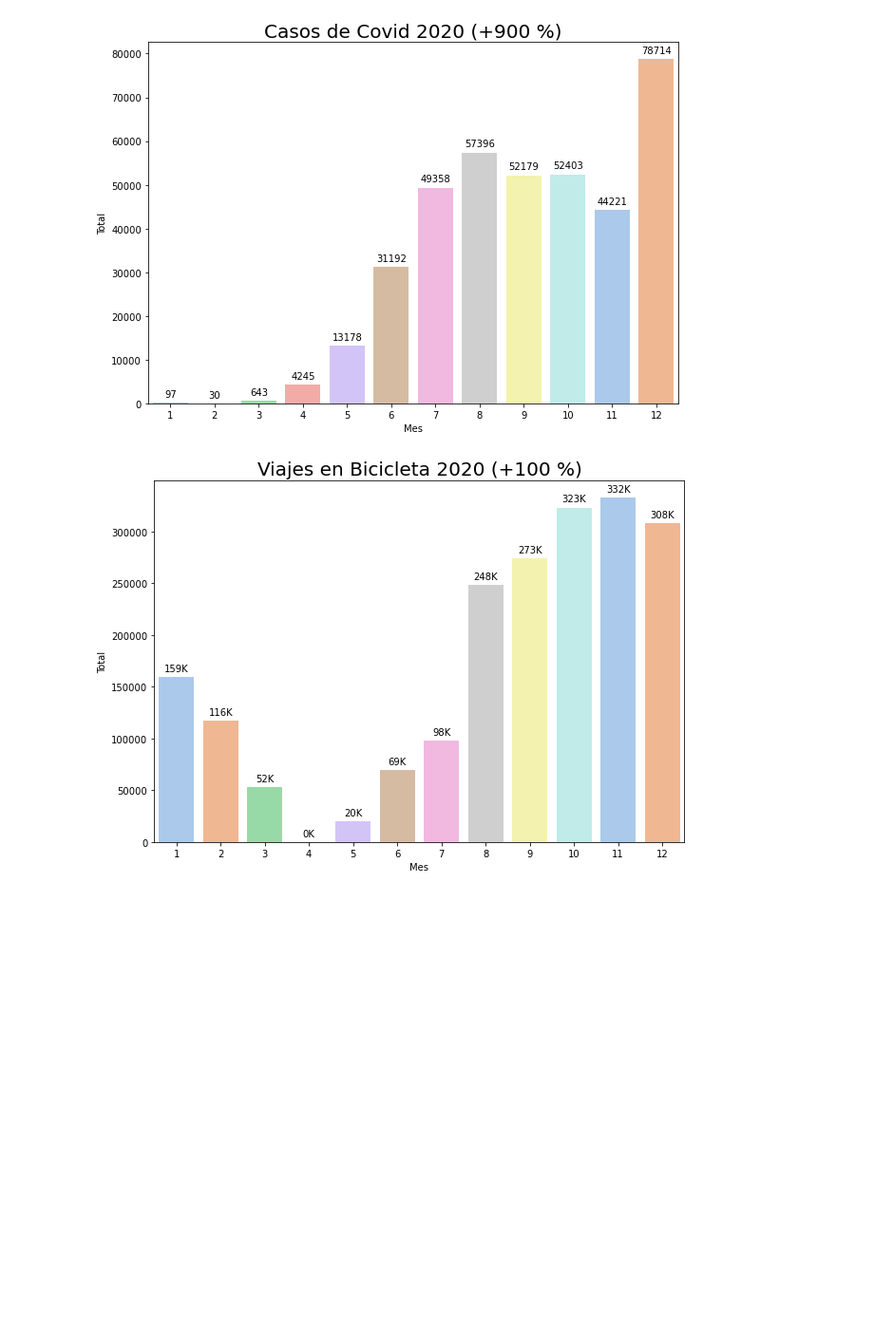
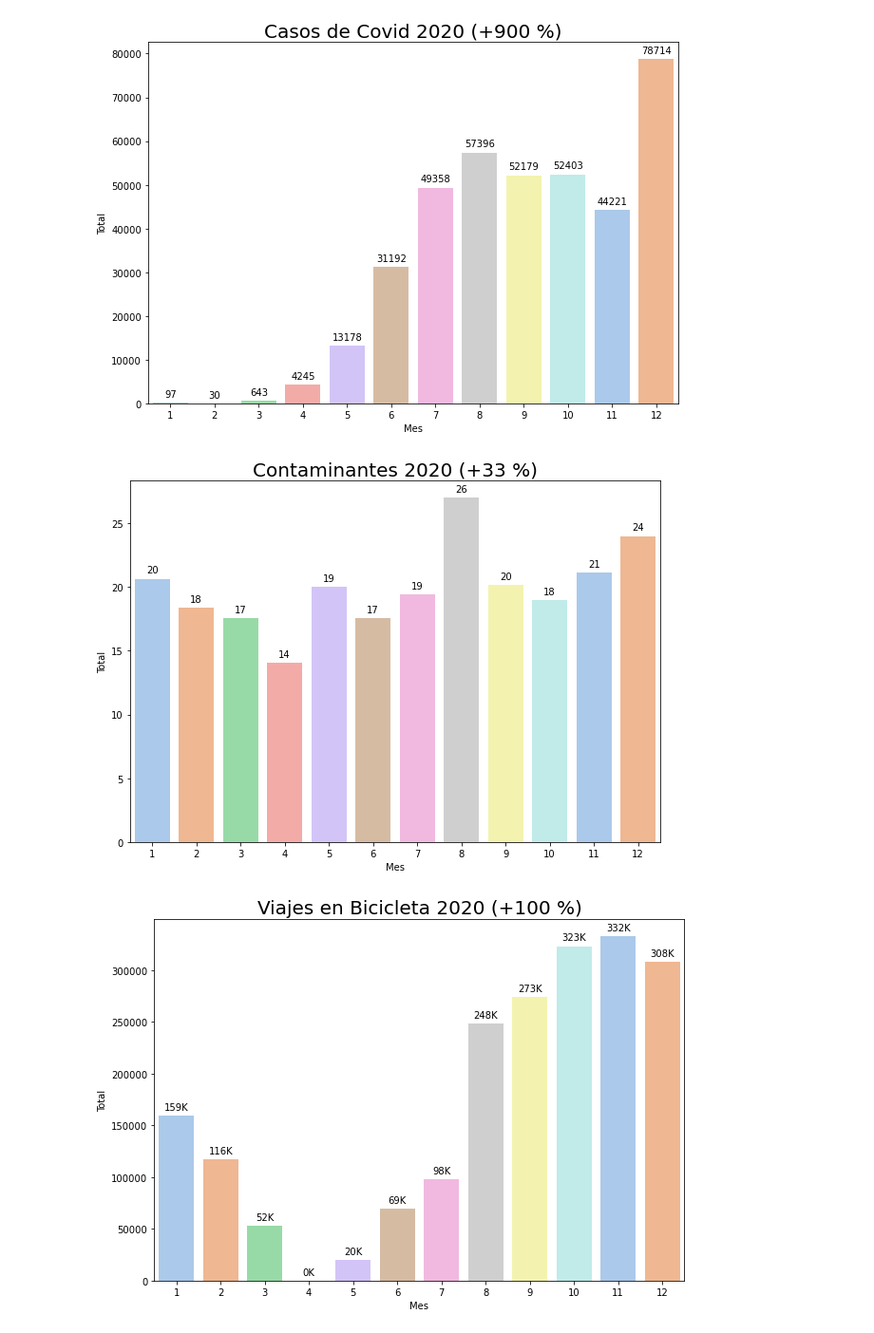
Before and after one commit to fernandorgonzalez/cursos-eant-python_data_analytics-proyecto, a Jupyter notebook: pda-lm-n-294-1.ipynb, the cells around one changed output. Shown: that part at 95% size. Saved outputs shown, nothing was run; the diff lists cells and outputs as text; code cells hidden in the pictures; blank space fills up the shorter version.

```diff
--- a/pda-lm-n-294-1.ipynb
+++ b/pda-lm-n-294-1.ipynb
@@ -9,6 +7,9 @@ import seaborn as sns
 # %%
 input_file_name_bicicletas = "https://github.com/fernandorgonzalez/cursos-eant-python_data_analytics-proyecto/blob/main/bicicletas.xlsx?raw=true"
 input_sheet_name_bicicletas = "bicicletas"
+# %%
+input_file_name_contaminantes = "https://github.com/fernandorgonzalez/cursos-eant-python_data_analytics-proyecto/blob/main/contaminantes.xlsx?raw=true"
+input_sheet_name_contaminantes = "contaminantes"
 # %%
 input_file_name_covid = "https://github.com/fernandorgonzalez/cursos-eant-python_data_analytics-proyecto/blob/main/covid.xlsx?raw=true"
 input_sheet_name_covid = "covid"
@@ -175,6 +194,25 @@ plt.ylabel('Total')
 plt.show()
 # %% [output]
 [figure]
+# %%
+plt.figure(figsize=(10,7))
+s = sns.barplot(data = df_contaminantes,
+            x = 'MES',
+            y = 'TOTAL',
+            palette = paleta_meses)
+for p in s.patches:
+    s.annotate(int(p.get_height()),
+                   (p.get_x() + p.get_width() / 2., p.get_height()),
+                   ha = 'center', va = 'center',
+                   size=10,
+                   xytext = (0, 9),
+                   textcoords = 'offset points')
+plt.title("Contaminantes 2020 (" + df_contaminantes.iloc[0][5] + ")", fontsize = 20)
+plt.xlabel('Mes')
+plt.ylabel('Total')
+plt.show()
+# %% [output]
+[figure, added]
 # %%
 plt.figure(figsize=(10,7))
 s = sns.barplot(data = df_bicicletas,
```
Also changed, not shown: parts of 8 cells of this notebook, 1 other file.
